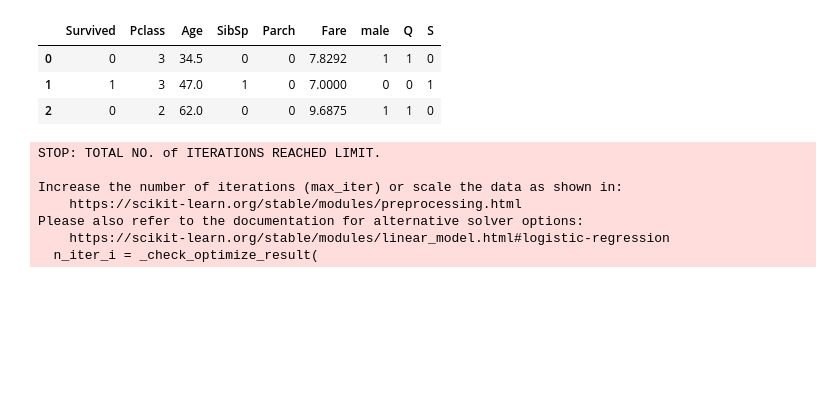
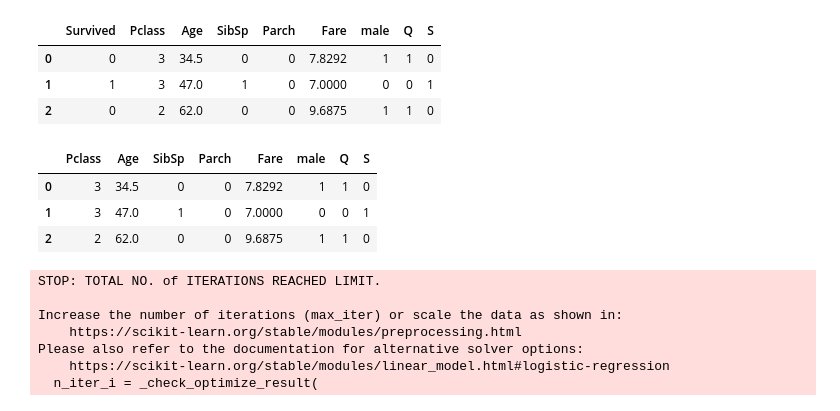
Before and after one commit to Karlex1/CodeSoft_internship, a Jupyter notebook: Titanic_survival_prediction.ipynb, the cells around one changed output. Cells and saved outputs as stored; diff of their text form; code cells hidden in the pictures; blank space fills up the shorter version.

```diff
--- a/Titanic_survival_prediction.ipynb
+++ b/Titanic_survival_prediction.ipynb
@@ -177,7 +171,13 @@ dataset.head(3)
 # %%
 #Train Data
 x=dataset.drop(['Survived'],axis=1)
 y=dataset['Survived']
+x.head(3)
+# %% [output]
+|  | Pclass | Age | SibSp | Parch | Fare | male | Q | S |
+| 0 | 3 | 34.5 | 0 | 0 | 7.8292 | 1 | 1 | 0 |
+| 1 | 3 | 47.0 | 1 | 0 | 7.0000 | 0 | 0 | 1 |
+| 2 | 2 | 62.0 | 0 | 0 | 9.6875 | 1 | 1 | 0 |
 # %%
 X_train, X_test, Y_train, Y_test=train_test_split(x,y,test_size=0.26,random_state=6)
 # %%
```
Also changed, not shown: parts of 7 cells of this notebook.
